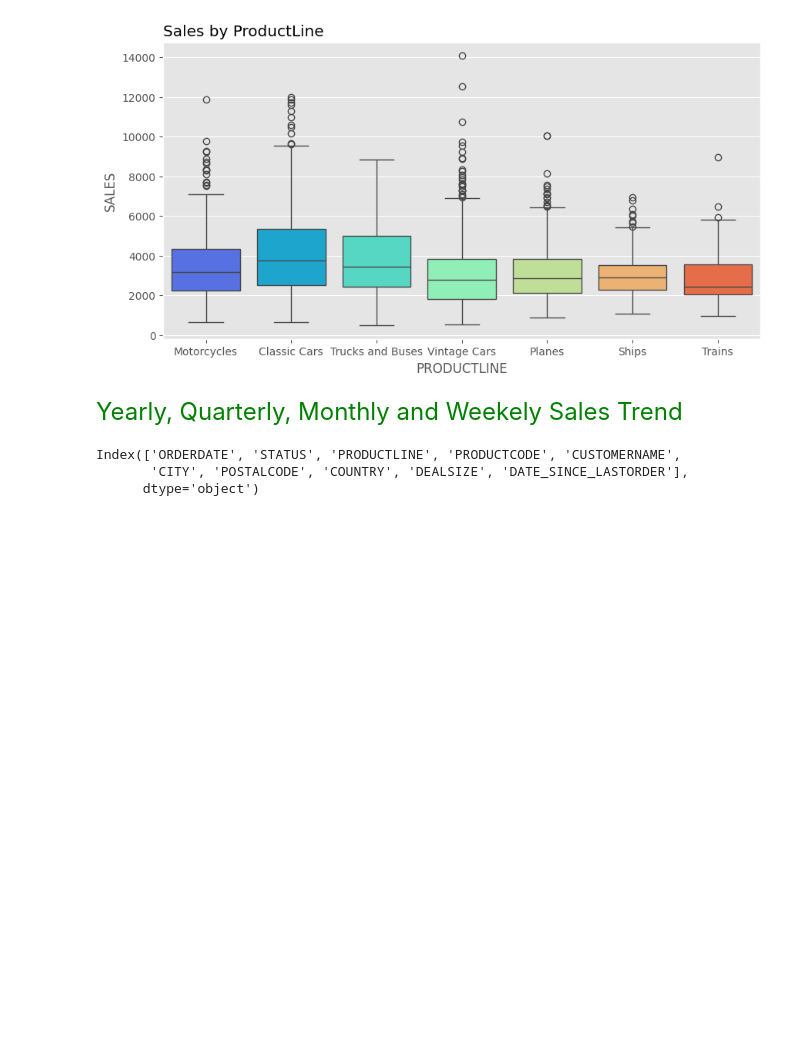
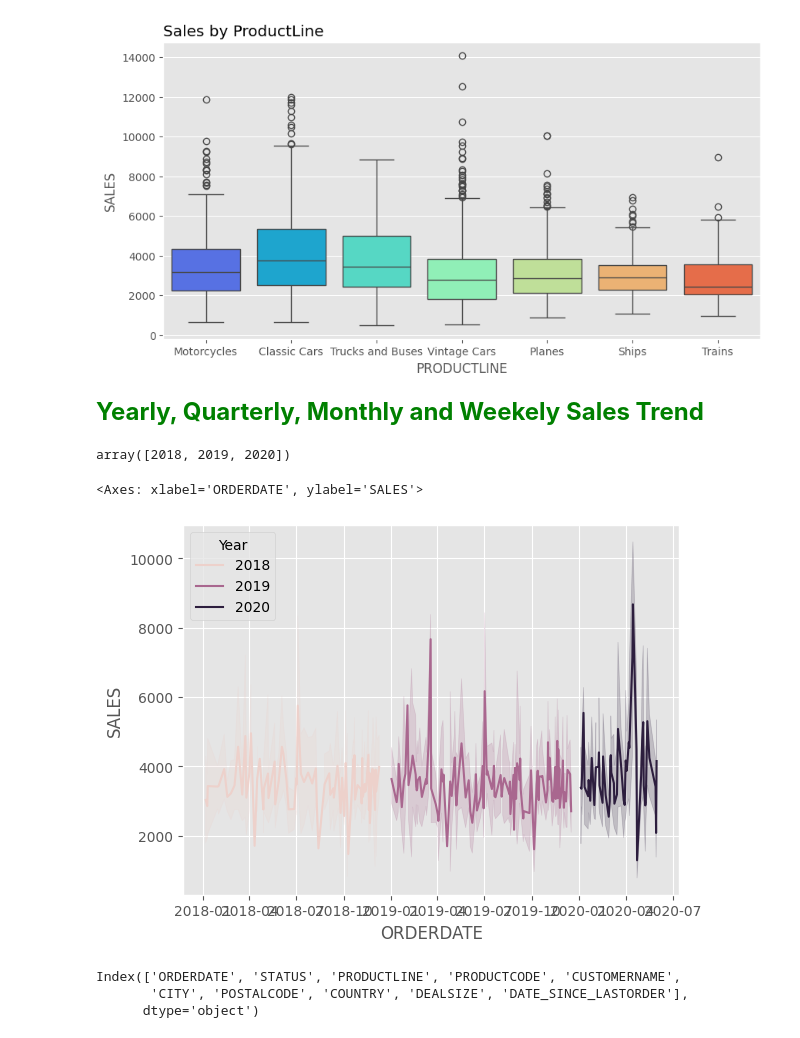
Before and after one commit to DataNerdss/Automobile_Sales_Analysis_Project, a Jupyter notebook: car_sales_analysis.ipynb, the cells around one changed output. Drawn from its saved outputs; the diff is of its cells as text; code cells hidden in the pictures; blank space fills up the shorter version.

```diff
--- a/car_sales_analysis.ipynb
+++ b/car_sales_analysis.ipynb
@@ -368,13 +368,28 @@ Text(0.0, 1.0, 'Sales by DealSize')
 # %%
 plt.figure(figsize=(10,5))
-plt.style.use('ggplot')
+
 sns.boxplot(data = df, x = 'PRODUCTLINE', y = 'SALES', palette='rainbow')
 plt.title('Sales by ProductLine', loc = 'left')
 # %% [output]
 Text(0.0, 1.0, 'Sales by ProductLine')
 [figure]
 # %% [markdown]
-<font size = '5' face = 'times new roman'  color = 'green' style = 'bold'>Yearly, Quarterly, Monthly and Weekely Sales Trend</font>
+<font size = '5' face = 'times new roman'  color = 'green'><b>Yearly, Quarterly, Monthly and Weekely Sales Trend</b></font>
+# %%
+# Extract our Year, Quarters, Months and Weeks
+df['Year'] = df['ORDERDATE'].dt.year
+df['Month'] = df['ORDERDATE'].dt.strftime('%B')
+df['Quaters'] = df['ORDERDATE'].dt.quarter
+df['Week'] = df['ORDERDATE'].dt.isocalendar().week
+df['Year'].unique()
+# %% [output]
+array([2018, 2019, 2020])
+# %%
+# Yearly Sales
+sns.lineplot(data = df, x = 'ORDERDATE', y = 'SALES', hue = 'Year')
+# %% [output]
+<Axes: xlabel='ORDERDATE', ylabel='SALES'>
+[figure, added]
 # %%
 df_categorical.columns
 # %% [output]
```
Also changed, not shown: parts of 1 cell of this notebook.
